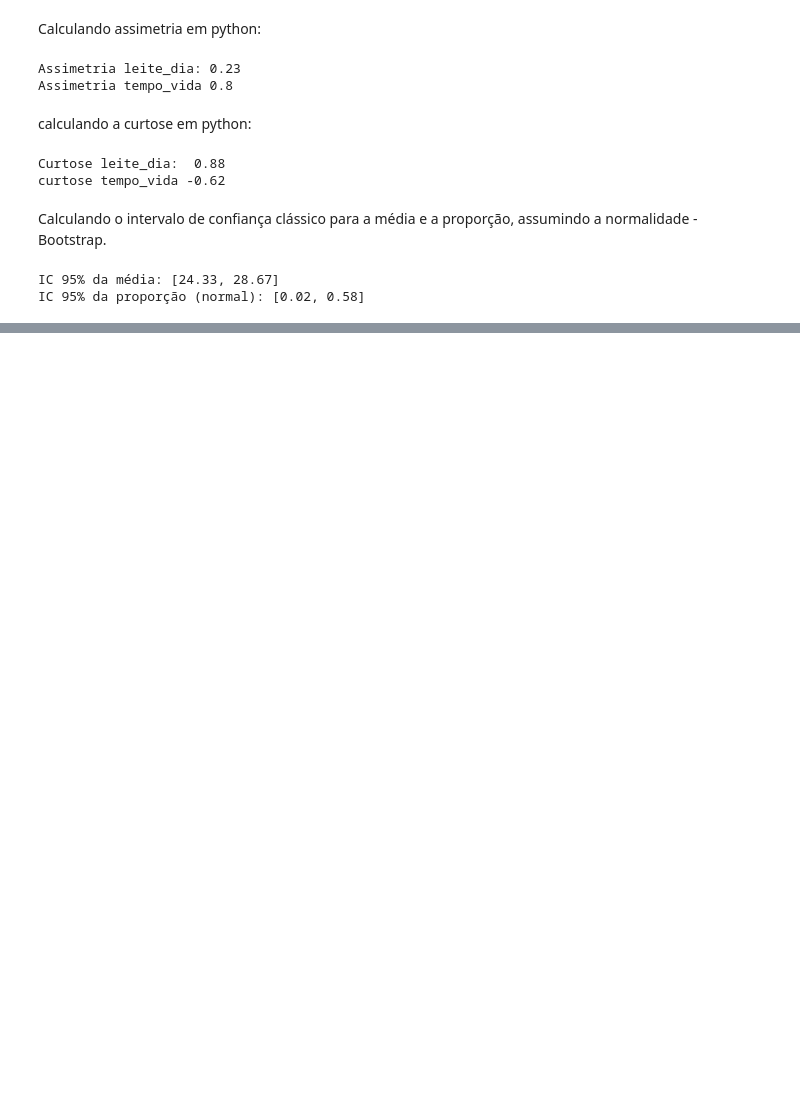
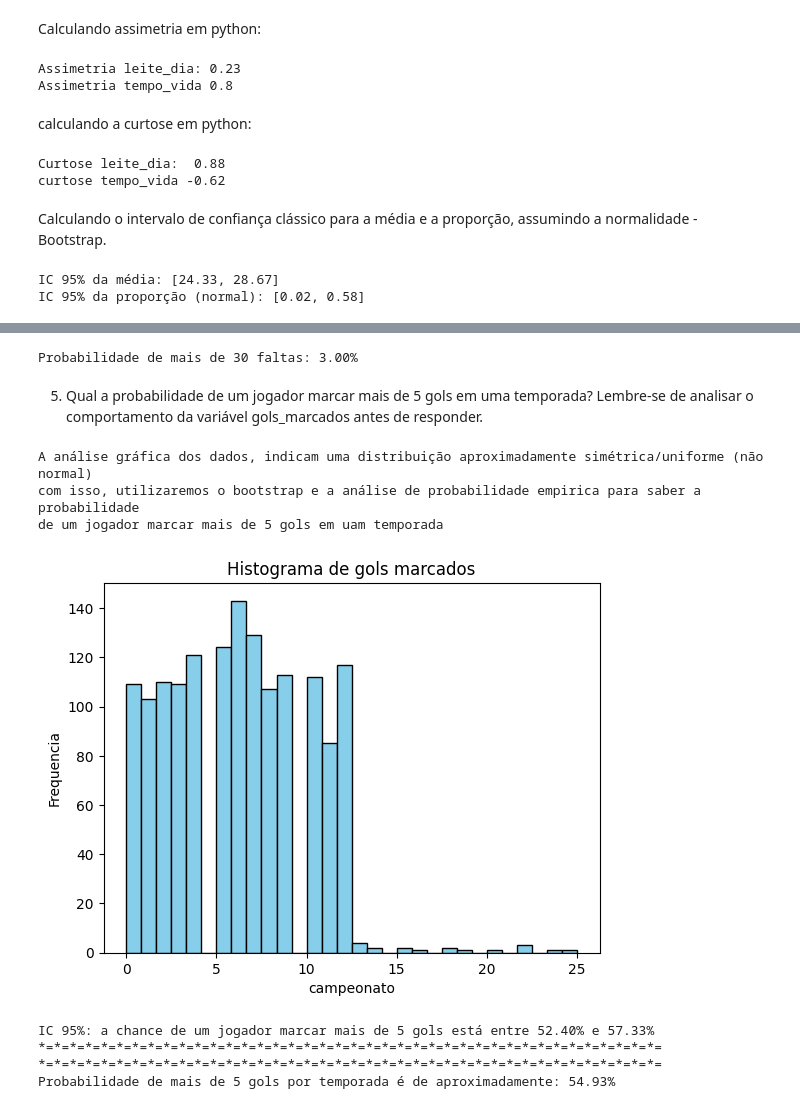
Before and after one commit to Data-Vitor/fiap-data-science, a Jupyter notebook: nemec-estatistica/cap03_medicoes_distrubuicoes_estatisticas.ipynb, the cells around one changed output, grey strips where cells are left out. Cells and saved outputs as stored; diff of their text form; code cells hidden in the pictures; blank space fills up the shorter version.

```diff
--- a/nemec-estatistica/cap03_medicoes_distrubuicoes_estatisticas.ipynb
+++ b/nemec-estatistica/cap03_medicoes_distrubuicoes_estatisticas.ipynb
@@ -375,0 +528,64 @@ IC 95% da proporção (normal): [0.02, 0.58]
+# %%
+#abordagem probabilidade empirica
+
+import pandas as pd
+
+df = pd.read_csv('/content/drive/MyDrive/datasets/jogadores_futebol.csv')
+prob = (df['faltas_cometidas'] > 30).mean()
+print(f'Probabilidade de mais de 30 faltas: {prob:.2%}')
+# %% [output]
+Probabilidade de mais de 30 faltas: 3.00%
+# %% [markdown]
+5. Qual a probabilidade de um jogador marcar mais de 5 gols em uma temporada? Lembre-se de analisar o comportamento da variável gols_marcados antes de responder.
+# %%
+import pandas as pd
+import matplotlib.pyplot as plt
+
+df = pd.read_csv('/content/drive/MyDrive/datasets/jogadores_futebol.csv')
+
+#plotando o histograma de gols marcados
+
+plt.hist(df['gols_marcados'], bins = 30, color ='skyblue', edgecolor='black')
+plt.title('Histograma de gols marcados')
+plt.xlabel('campeonato')
+plt.ylabel('Frequencia')
+
+print(f'A análise gráfica dos dados, indicam uma distribuição aproximadamente simétrica/uniforme (não normal)\n'
+f'com isso, utilizaremos o bootstrap e a análise de probabilidade empirica para saber a probabilidade \n'
+f'de um jogador marcar mais de 5 gols em uam temporada')
+# %% [output]
+A análise gráfica dos dados, indicam uma distribuição aproximadamente simétrica/uniforme (não normal)
+com isso, utilizaremos o bootstrap e a análise de probabilidade empirica para saber a probabilidade
+de um jogador marcar mais de 5 gols em uam temporada
+[figure, added]
+# %%
+#Abordagem utilizando uma def e o Bootstrap;
+import numpy as np
+from scipy.stats import bootstrap
+import pandas as pd
+
+df = pd.read_csv('/content/drive/MyDrive/datasets/jogadores_futebol.csv')
+
+def prop_mais_5(amostra):
+    return np.mean(amostra > 5)
+
+dados = df['gols_marcados'].values
+res = bootstrap((dados,), prop_mais_5, confidence_level=0.95,
+                n_resamples=1000, random_state=42, method='percentile')
+
+print(f'IC 95%: a chance de um jogador marcar mais de 5 gols está entre {res.confidence_interval.low:.2%} e {res.confidence_interval.high:.2%}')
+
+print(f'{'*='*40}')
+print(f'{'*='*40}')
+
+
+#abordagem probabilidade empirica
+
+df = pd.read_csv('/content/drive/MyDrive/datasets/jogadores_futebol.csv')
+prob = (df['gols_marcados'] > 5).mean()
+print(f'Probabilidade de mais de 5 gols por temporada é de aproximadamente: {prob:.2%}')
+# %% [output]
+IC 95%: a chance de um jogador marcar mais de 5 gols está entre 52.40% e 57.33%
+*=*=*=*=*=*=*=*=*=*=*=*=*=*=*=*=*=*=*=*=*=*=*=*=*=*=*=*=*=*=*=*=*=*=*=*=*=*=*=*=
+*=*=*=*=*=*=*=*=*=*=*=*=*=*=*=*=*=*=*=*=*=*=*=*=*=*=*=*=*=*=*=*=*=*=*=*=*=*=*=*=
+Probabilidade de mais de 5 gols por temporada é de aproximadamente: 54.93%
```
Also changed, not shown: parts of 12 cells of this notebook.
